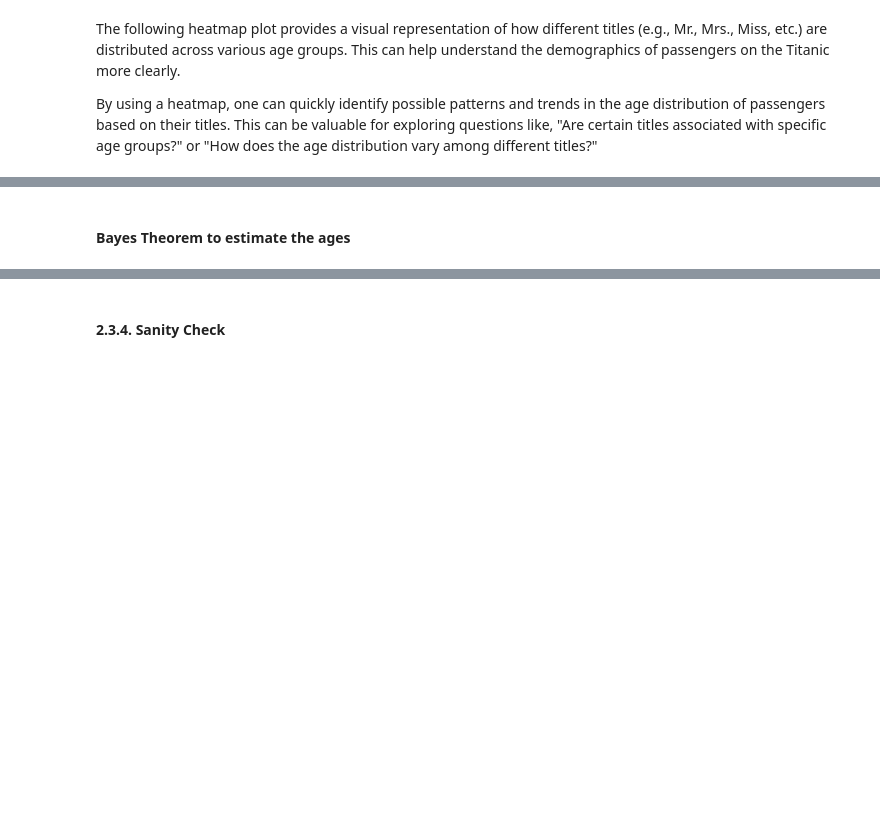
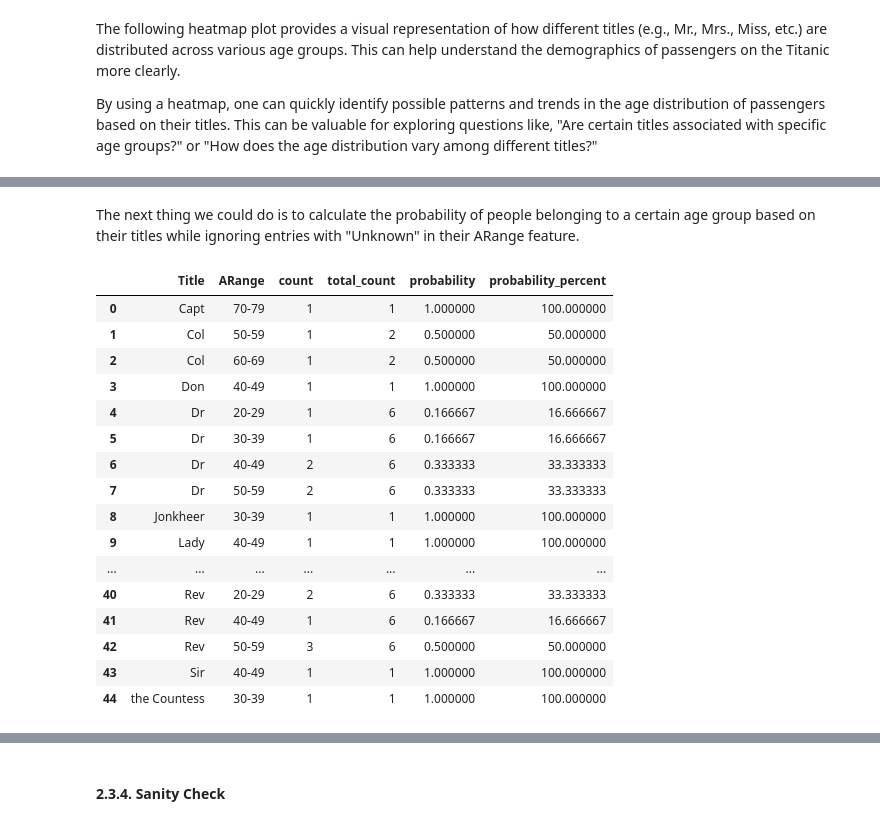
Before and after one commit to n3ur0mancer/kaggle_titanic_competition, a Jupyter notebook: titanic_comp_full.ipynb, the cells around one changed output, grey strips where cells are left out. Saved outputs shown, nothing was run; the diff lists cells and outputs as text; code cells hidden in the pictures; blank space fills up the shorter version.

```diff
--- a/titanic_comp_full.ipynb
+++ b/titanic_comp_full.ipynb
@@ -470,2 +467,0 @@ plt.show()
-# %% [markdown]
-#### **Bayes Theorem to estimate the ages**
@@ -495,0 +468,29 @@ df_clean_bayesian['ARange'] = df_clean_bayesian['Age'].apply(lambda age: map_age
+# %% [markdown]
+The next thing we could do is to calculate the probability of people belonging to a certain age group based on their titles while ignoring entries with "Unknown" in their ARange feature.
+# %%
+grouped = filtered_df.groupby(['Title', 'ARange']).size().reset_index(name='count')
+total_counts = filtered_df.groupby('Title').size().reset_index(name='total_count')
+
+arange_probabilities = pd.merge(grouped, total_counts, on='Title')
+arange_probabilities['probability'] = arange_probabilities['count'] / arange_probabilities['total_count']
+arange_probabilities['probability_percent'] = (arange_probabilities['count'] / arange_probabilities['total_count']) * 100
+
+arange_probabilities
+# %% [output]
+|  | Title | ARange | count | total_count | probability | probability_percent |
+| 0 | Capt | 70-79 | 1 | 1 | 1.000000 | 100.000000 |
+| 1 | Col | 50-59 | 1 | 2 | 0.500000 | 50.000000 |
+| 2 | Col | 60-69 | 1 | 2 | 0.500000 | 50.000000 |
+| 3 | Don | 40-49 | 1 | 1 | 1.000000 | 100.000000 |
+| 4 | Dr | 20-29 | 1 | 6 | 0.166667 | 16.666667 |
+| 5 | Dr | 30-39 | 1 | 6 | 0.166667 | 16.666667 |
+| 6 | Dr | 40-49 | 2 | 6 | 0.333333 | 33.333333 |
+| 7 | Dr | 50-59 | 2 | 6 | 0.333333 | 33.333333 |
+| 8 | Jonkheer | 30-39 | 1 | 1 | 1.000000 | 100.000000 |
+| 9 | Lady | 40-49 | 1 | 1 | 1.000000 | 100.000000 |
+| ... | ... | ... | ... | ... | ... | ... |
+| 40 | Rev | 20-29 | 2 | 6 | 0.333333 | 33.333333 |
+| 41 | Rev | 40-49 | 1 | 6 | 0.166667 | 16.666667 |
+| 42 | Rev | 50-59 | 3 | 6 | 0.500000 | 50.000000 |
+| 43 | Sir | 40-49 | 1 | 1 | 1.000000 | 100.000000 |
+| 44 | the Countess | 30-39 | 1 | 1 | 1.000000 | 100.000000 |
```
Also changed, not shown: parts of 8 cells of this notebook.
